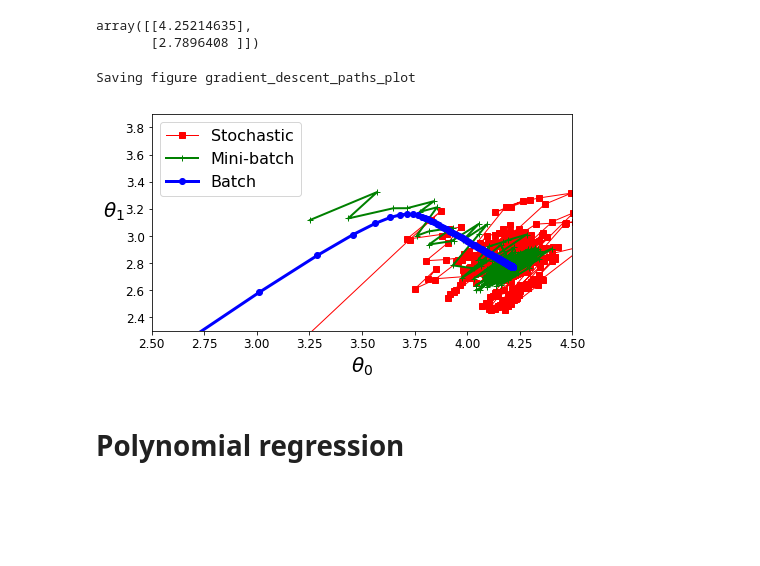
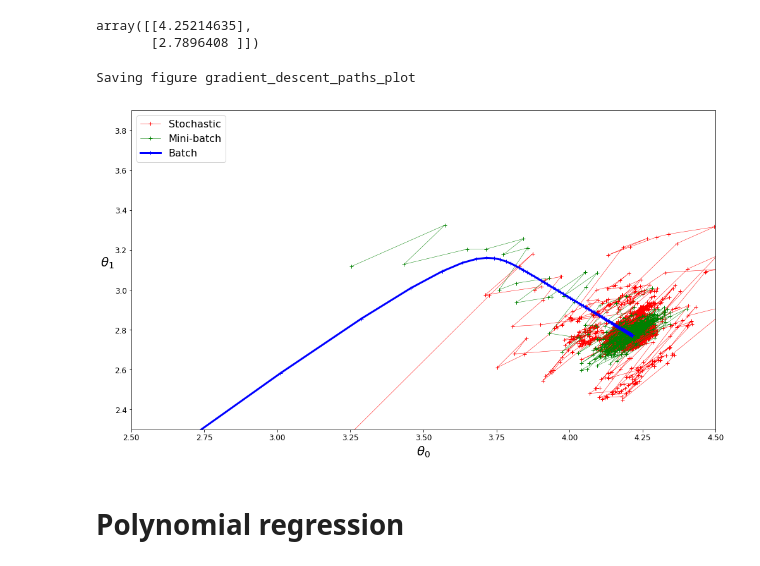
Before and after one commit to gjunyi90/handson-ml2, a Jupyter notebook: 04_training_linear_models.ipynb, the cells around one changed output. Cells and saved outputs as stored; diff of their text form; code cells hidden in the pictures; blank space fills up the shorter version.

```diff
--- a/04_training_linear_models.ipynb
+++ b/04_training_linear_models.ipynb
@@ -301,19 +301,19 @@ theta_path_bgd = np.array(theta_path_bgd)
 theta_path_sgd = np.array(theta_path_sgd)
 theta_path_mgd = np.array(theta_path_mgd)
 # %%
-plt.figure(figsize=(7,4))
-plt.plot(theta_path_sgd[:, 0], theta_path_sgd[:, 1], "r-s", linewidth=1, label="Stochastic")
-plt.plot(theta_path_mgd[:, 0], theta_path_mgd[:, 1], "g-+", linewidth=2, label="Mini-batch")
-plt.plot(theta_path_bgd[:, 0], theta_path_bgd[:, 1], "b-o", linewidth=3, label="Batch")
+plt.figure(figsize=(14,8))
+plt.plot(theta_path_sgd[:, 0], theta_path_sgd[:, 1], "r-+", linewidth=0.5, label="Stochastic")
+plt.plot(theta_path_mgd[:, 0], theta_path_mgd[:, 1], "g-+", linewidth=0.5, label="Mini-batch")
+plt.plot(theta_path_bgd[:, 0], theta_path_bgd[:, 1], "b-+", linewidth=3, label="Batch")
 plt.legend(loc="upper left", fontsize=16)
 plt.xlabel(r"$\theta_0$", fontsize=20)
 plt.ylabel(r"$\theta_1$   ", fontsize=20, rotation=0)
 plt.axis([2.5, 4.5, 2.3, 3.9])
 save_fig("gradient_descent_paths_plot")
 plt.show()
 # %% [output]
 Saving figure gradient_descent_paths_plot
-[figure, old version]
+[figure, new version]
 # %% [markdown]
 # Polynomial regression
 # %%
```
Also changed, not shown: parts of 10 cells of this notebook.
